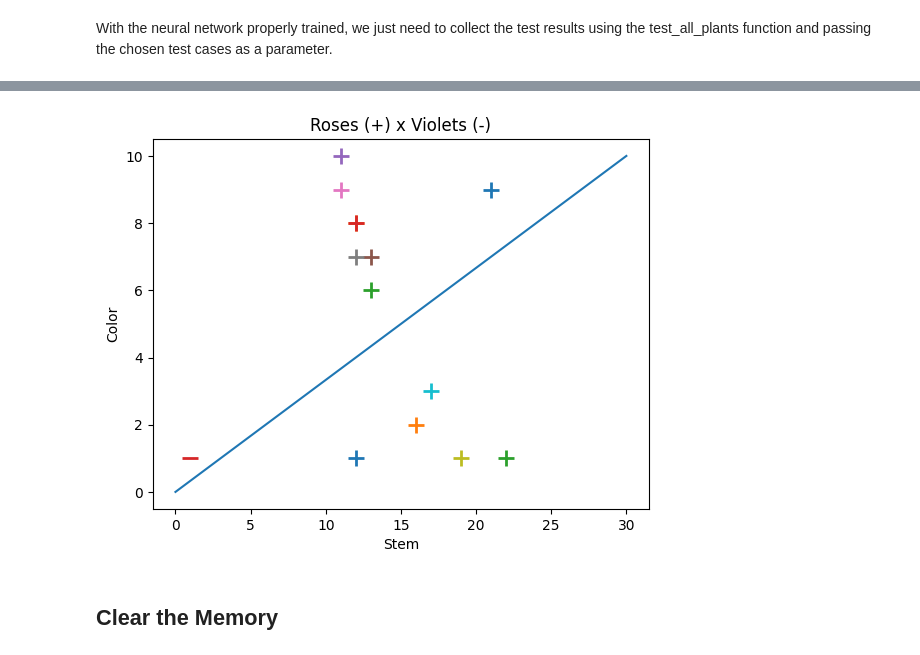
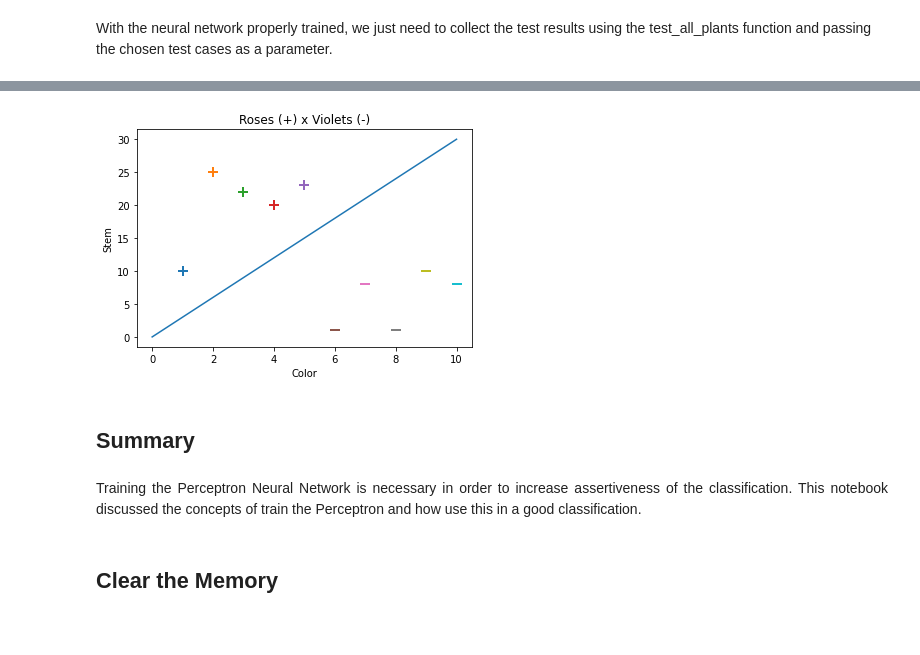
Before and after one commit to muriloboratto/AI-university-assignments, a Jupyter notebook: 03-percepetron-training.ipynb, the cells around one changed output, grey strips where cells are left out. Cells and saved outputs as stored; diff of their text form; code cells hidden in the pictures; blank space fills up the shorter version.

Commit message:
perf update in perceptron notebook

```diff
--- a/03-percepetron-training.ipynb
+++ b/03-percepetron-training.ipynb
@@ -116,7 +120,7 @@ After creating the class to represent a perceptron we need to develop a function
 # %%
 # Test individual plants
-def test_plant(high, color):
-    plant = np.array([high, color]) # Create an instance of the plant
+def test_plant(color, steam):
+    plant = np.array([color, steam]) # Create an instance of the plant
     result = perceptron.predict(plant)
     return result
 # %% [markdown]
@@ -159,4 +164,4 @@ After creating the test plants, we need to tell what is expected for each test i
 # %%
 # Define the expected outputs for each input, 1 = Rose, 0 = Violet
-y = np.array([1, 1, 1, 0, 0, 1, 1, 1, 1, 0, 0, 0, 0, 0])
+y = np.array([1, 1, 1, 1, 1, 1, 0, 0, 0, 0, 0])
 # %% [markdown]
@@ -202,6 +197,20 @@ XTest = np.array([
+# %%
+# Tests the model and returns the results
+X_test = np.array([
+             [ 1, 10 ],  # Rose
+             [ 2, 25 ],  # Rose
+             [ 3, 22 ],  # Rose
+             [ 4, 20 ],  # Rose
+             [ 5, 23 ],  # Rose
+             [ 6, 1 ],   # Violet
+             [ 7, 8 ],   # Violet
+             [ 8, 1 ],   # Violet
+             [ 9, 10 ],  # Violet
+             [ 10, 8 ],  # Violet
+])
 # %% [markdown]
 With the neural network properly trained, we just need to collect the test results using the test_all_plants function and passing the chosen test cases as a parameter.
 # %%
 # Gets the results obtained by passing all tests
-yResult = test_all_plants(XTest)
+yResult = test_all_plants(X_test)
 # %% [markdown]
@@ -209,17 +218,26 @@ After doing this, we will have the final outputs for the obtained test cases. To
 # %%
-for result, input in zip(yResult, XTest):
-    if result == 1: # rose
+# Visualization - Plot the samples
+for result, input in zip(yResult, X_test):
+    if result == 1: # Rose
         plt.scatter(input[0], input[1], s=120, marker='+', linewidths=2)
-    else: # violet
+    else: # Violet
         plt.scatter(input[0], input[1], s=120, marker='_', linewidths=2)
 
-plt.xlabel('Stem')
-plt.ylabel('Color')
+# Print a possible hyperplane, that is seperating the two classes.
+plt.xlabel('Color')
+plt.ylabel('Stem')
 plt.title('Roses (+) x Violets (-)')
-plt.plot([0,30],[0,10])
+plt.plot([0,10],[0,30])
 plt.show()
 # %% [output]
-[figure, old version]
+[figure, new version]
+# %% [markdown]
+## Summary
+# %% [markdown]
+<p style='text-align: justify;'>
+Training the Perceptron Neural Network is necessary in order to increase assertiveness
+of the classification.  This notebook discussed the concepts of train the Perceptron and how use this in a good classification.
+</p>
 # %% [markdown]
 ## Clear the Memory
 # %% [markdown]
```
Also changed, not shown: parts of 30 cells of this notebook, 4 other files.
